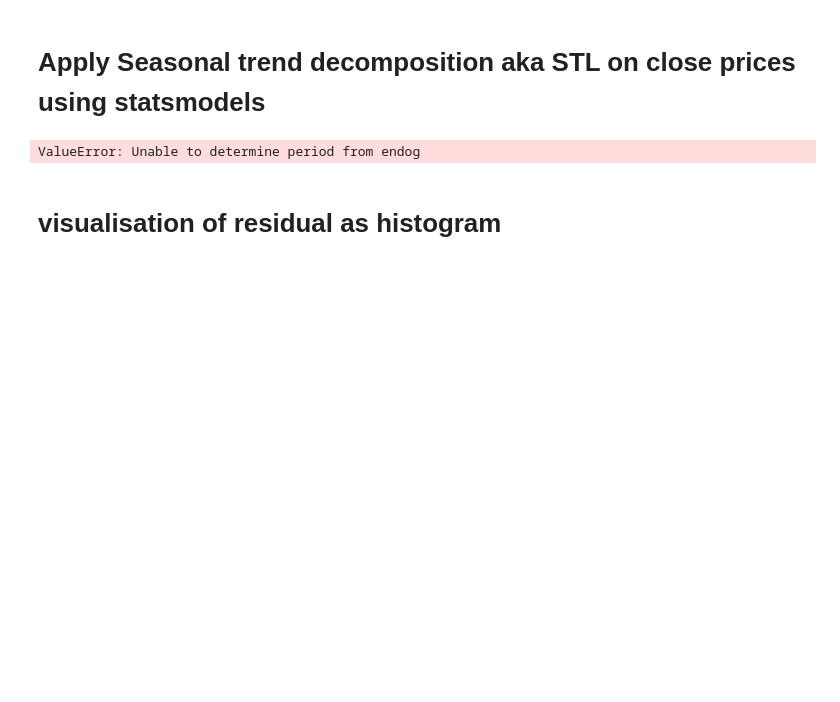
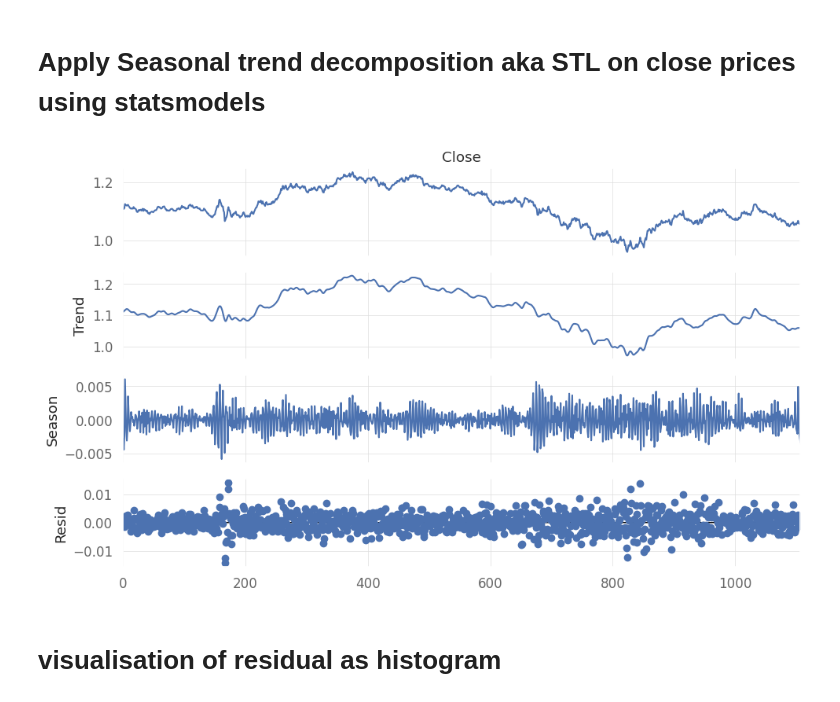
Before and after one commit to Zaid87648326/Trading-Strategy-Model-Project, a Jupyter notebook: note.ipynb, the cells around one changed output. Saved outputs shown, nothing was run; the diff lists cells and outputs as text; code cells hidden in the pictures; blank space fills up the shorter version.

```diff
--- a/note.ipynb
+++ b/note.ipynb
@@ -46,14 +62,14 @@ train, test = train_test_split(df, test_size=0.15, shuffle=False)
 # %%
 from statsmodels.tsa.seasonal import STL
 
-stl = STL(train['Close'])
+stl = STL(train['Close'],period = 5)
 result = stl.fit()
 
 #visualisation
 result.plot()
 plt.show()
 # %% [output]
-ValueError: Unable to determine period from endog
+[figure, added]
 # %% [markdown]
 # visualisation of residual as histogram
 # %%
```
Also changed, not shown: parts of 8 cells of this notebook, 1 other file.
